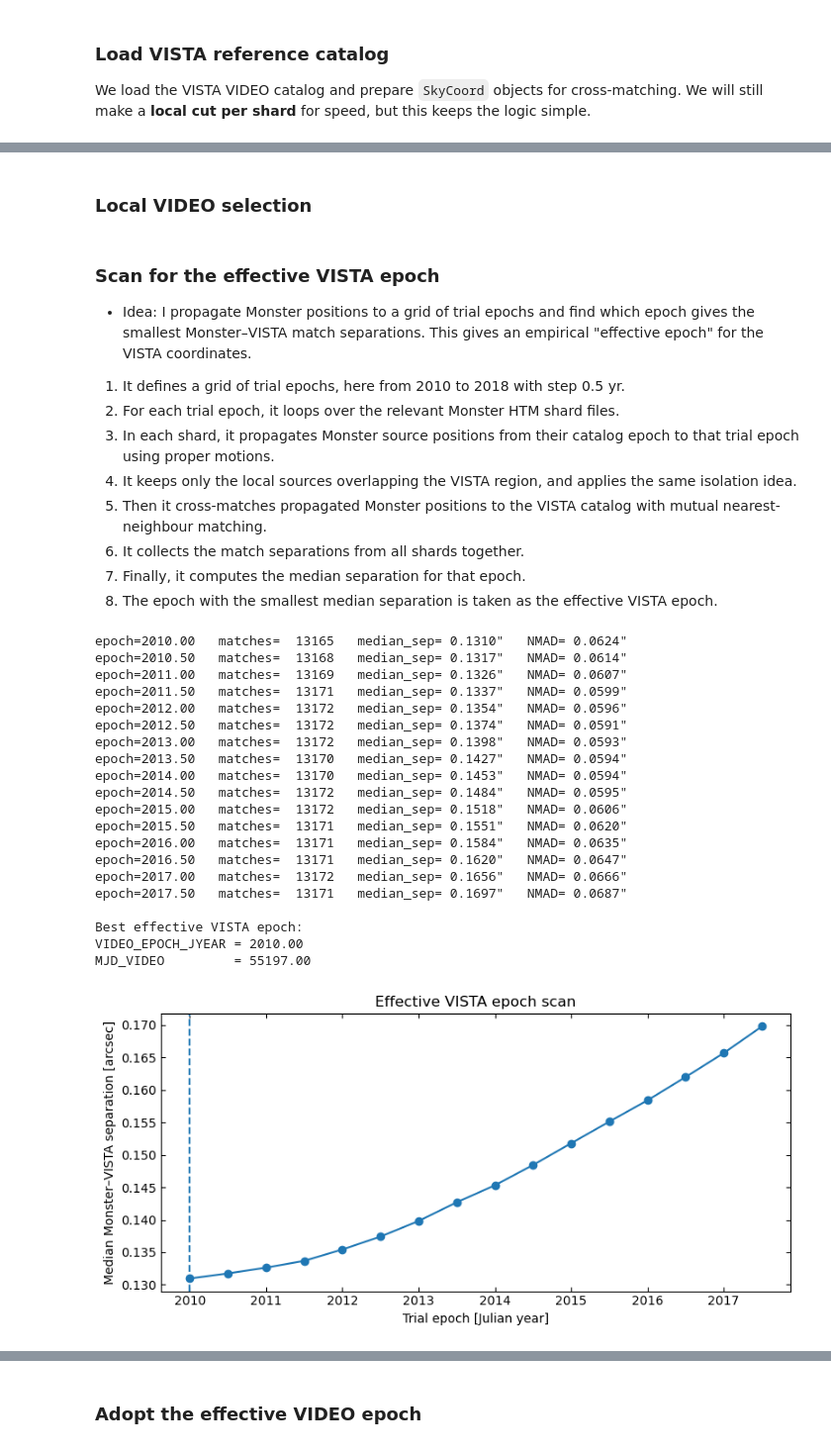
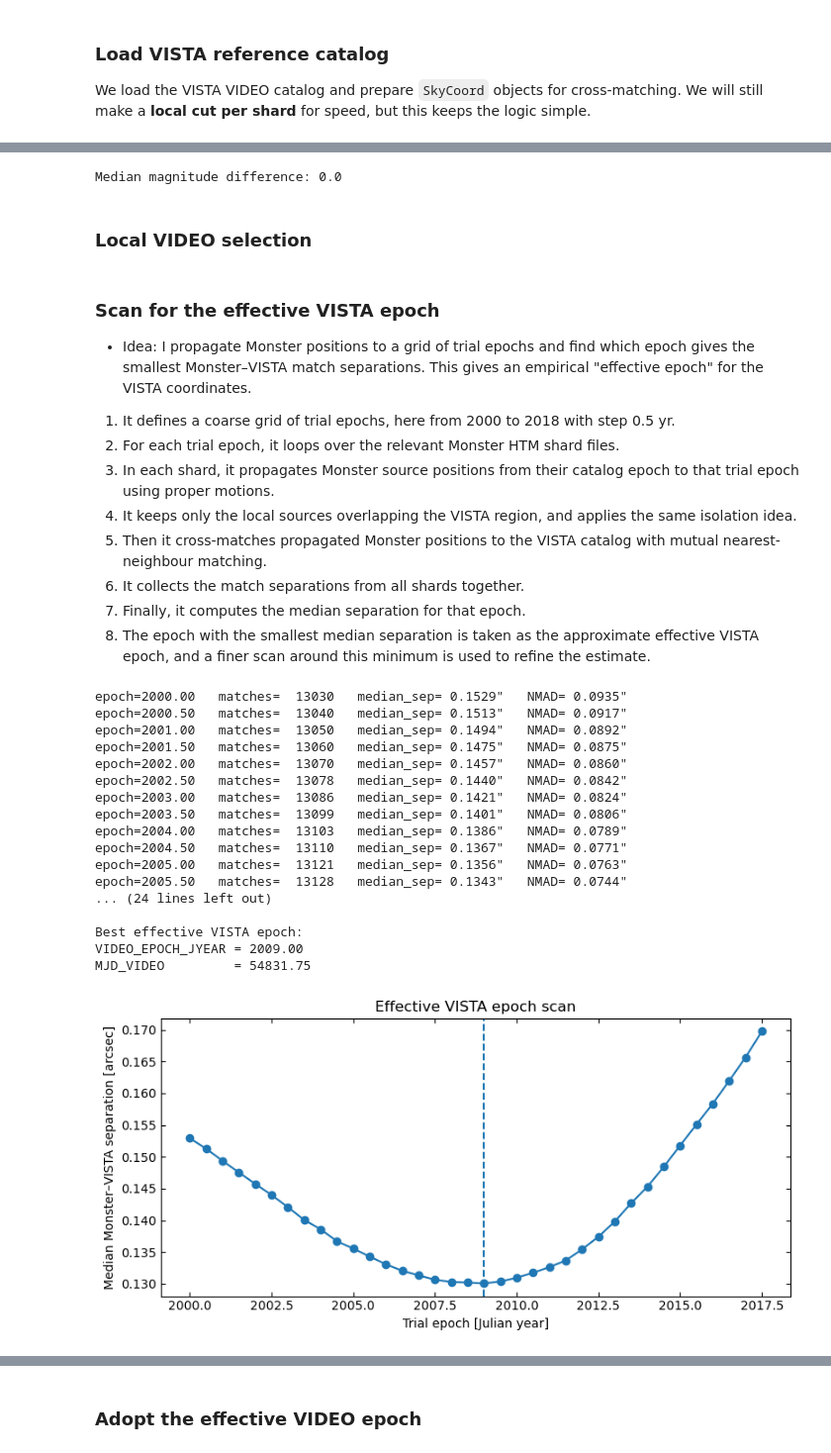
Before and after one commit to lsst-uk/lsst-ir-fusion, a Jupyter notebook: dmu2/dmu2_DP1/Monster_video_cdfs_match.ipynb, the cells around one changed output, grey strips where cells are left out. Shown at 99% size. Cells and saved outputs as stored; diff of their text form; code cells hidden in the pictures.

Commit message:
Convert VIDEO fluxes to nJy and update epoch handling

```diff
--- a/dmu2/dmu2_DP1/Monster_video_cdfs_match.ipynb
+++ b/dmu2/dmu2_DP1/Monster_video_cdfs_match.ipynb
@@ -101,4 +130,40 @@ print("VISTA rows:", len(vista))
 VISTA rows: 1138485
+# %%
+# Check that the conversion preserves the AB magnitude
+
+band = "J"
+
+# Convert one or more valid nJy values back to the original VIDEO scale
+flux_njy = np.asarray(
+    vista[f"{band}_FLUX_APER_3"],
+    dtype=float,
+)
+
+good = np.isfinite(flux_njy) & (flux_njy > 0)
+
+mag_from_njy = (
+    31.4
+    - 2.5 * np.log10(flux_njy[good])
+)
+
+flux_video = (
+    flux_njy[good]
+    / VIDEO_TO_NJY
+)
+
+mag_from_video = (
+    30.0
+    - 2.5 * np.log10(flux_video)
+)
+
+print(
+    "Median magnitude difference:",
+    np.median(
+        mag_from_njy - mag_from_video
+    ),
+)
+# %% [output]
+Median magnitude difference: 0.0
 # %% [markdown]
 ### Local VIDEO selection
 # %%
@@ -134,19 +199,19 @@ def local_vista_cut(
  I propagate Monster positions to a grid of trial epochs and find which epoch gives the smallest Monster–VISTA match separations.
  This gives an empirical "effective epoch" for the VISTA coordinates.
 
-1. It defines a grid of trial epochs, here from 2010 to 2018 with step 0.5 yr.
+1. It defines a coarse grid of trial epochs, here from 2000 to 2018 with step 0.5 yr.
 2. For each trial epoch, it loops over the relevant Monster HTM shard files.
 3. In each shard, it propagates Monster source positions from their catalog epoch to that trial epoch using proper motions.
 4. It keeps only the local sources overlapping the VISTA region, and applies the same isolation idea.
 5. Then it cross-matches propagated Monster positions to the VISTA catalog with mutual nearest-neighbour matching.
 6. It collects the match separations from all shards together.
 7. Finally, it computes the median separation for that epoch.
-8. The epoch with the smallest median separation is taken as the effective VISTA epoch.
+8. The epoch with the smallest median separation is taken as the approximate effective VISTA epoch, and a finer scan around this minimum is used to refine the estimate.
 # %%
 # ----------------------------
 # Settings for the epoch scan
 # ----------------------------
-epoch_grid = np.arange(2010.0, 2018.0, 0.5)     # adjust if you want broader/narrower
+epoch_grid = np.arange(2000.0, 2018.0, 0.5)     # adjust if you want broader/narrower
 scan_radius = 1.0 * u.arcsec                    # loose radius for scan
 scan_iso_sep = 1.0 * u.arcsec                   # same isolation idea as main notebook
 max_mon_per_shard = 5000                        # speed control
@@ -172,8 +237,7 @@ def monster_to_trial_epoch(mon_tbl, mjd_target):
     pmde = np.asarray(mon["pm_dec"], float)
     ep   = np.asarray(mon["epoch"], float)
 
-    mjd0 = float(np.nanmedian(ep))
-    dt = (mjd_target - mjd0) / 365.25
+    dt = (mjd_target - ep) / 365.25
 
     cosd = np.cos(dec0)
     good = np.abs(cosd) > 1e-12
@@ -265,49 +329,46 @@ for trial_epoch in epoch_grid:
 
 scan_summary = np.array(
     scan_summary,
     dtype=[("epoch", float), ("nmatch", int), ("median_sep", float), ("nmad_sep", float)]
 )
 
 # Best epoch = smallest median separation
 good = np.isfinite(scan_summary["median_sep"])
 best = scan_summary[good][np.argmin(scan_summary["median_sep"][good])]
 
 VIDEO_EPOCH_JYEAR = float(best["epoch"])
 MJD_VIDEO = Time(VIDEO_EPOCH_JYEAR, format="jyear").mjd
 
 print("\nBest effective VISTA epoch:")
 print(f"VIDEO_EPOCH_JYEAR = {VIDEO_EPOCH_JYEAR:.2f}")
 print(f"MJD_VIDEO         = {MJD_VIDEO:.2f}")
 
 # Optional plot
 plt.figure(figsize=(8, 4))
 plt.plot(scan_summary["epoch"], scan_summary["median_sep"], marker="o")
 plt.axvline(VIDEO_EPOCH_JYEAR, ls="--")
 plt.xlabel("Trial epoch [Julian year]")
 plt.ylabel("Median Monster–VISTA separation [arcsec]")
 plt.title("Effective VISTA epoch scan")
 plt.tick_params(direction="in", top=True, right=True)
 plt.tight_layout()
 plt.show()
 # %% [output]
-epoch=2010.00   matches=  13165   median_sep= 0.1310"   NMAD= 0.0624"
-epoch=2010.50   matches=  13168   median_sep= 0.1317"   NMAD= 0.0614"
-epoch=2011.00   matches=  13169   median_sep= 0.1326"   NMAD= 0.0607"
-epoch=2011.50   matches=  13171   median_sep= 0.1337"   NMAD= 0.0599"
-epoch=2012.00   matches=  13172   median_sep= 0.1354"   NMAD= 0.0596"
-epoch=2012.50   matches=  13172   median_sep= 0.1374"   NMAD= 0.0591"
-epoch=2013.00   matches=  13172   median_sep= 0.1398"   NMAD= 0.0593"
-epoch=2013.50   matches=  13170   median_sep= 0.1427"   NMAD= 0.0594"
-epoch=2014.00   matches=  13170   median_sep= 0.1453"   NMAD= 0.0594"
-epoch=2014.50   matches=  13172   median_sep= 0.1484"   NMAD= 0.0595"
-epoch=2015.00   matches=  13172   median_sep= 0.1518"   NMAD= 0.0606"
-epoch=2015.50   matches=  13171   median_sep= 0.1551"   NMAD= 0.0620"
-epoch=2016.00   matches=  13171   median_sep= 0.1584"   NMAD= 0.0635"
-epoch=2016.50   matches=  13171   median_sep= 0.1620"   NMAD= 0.0647"
-epoch=2017.00   matches=  13172   median_sep= 0.1656"   NMAD= 0.0666"
-epoch=2017.50   matches=  13171   median_sep= 0.1697"   NMAD= 0.0687"
+epoch=2000.00   matches=  13030   median_sep= 0.1529"   NMAD= 0.0935"
+epoch=2000.50   matches=  13040   median_sep= 0.1513"   NMAD= 0.0917"
+epoch=2001.00   matches=  13050   median_sep= 0.1494"   NMAD= 0.0892"
+epoch=2001.50   matches=  13060   median_sep= 0.1475"   NMAD= 0.0875"
+epoch=2002.00   matches=  13070   median_sep= 0.1457"   NMAD= 0.0860"
+epoch=2002.50   matches=  13078   median_sep= 0.1440"   NMAD= 0.0842"
+epoch=2003.00   matches=  13086   median_sep= 0.1421"   NMAD= 0.0824"
+epoch=2003.50   matches=  13099   median_sep= 0.1401"   NMAD= 0.0806"
+epoch=2004.00   matches=  13103   median_sep= 0.1386"   NMAD= 0.0789"
+epoch=2004.50   matches=  13110   median_sep= 0.1367"   NMAD= 0.0771"
+epoch=2005.00   matches=  13121   median_sep= 0.1356"   NMAD= 0.0763"
+epoch=2005.50   matches=  13128   median_sep= 0.1343"   NMAD= 0.0744"
+... (24 lines left out)
 
 Best effective VISTA epoch:
-VIDEO_EPOCH_JYEAR = 2010.00
-MJD_VIDEO         = 55197.00
+VIDEO_EPOCH_JYEAR = 2009.00
+MJD_VIDEO         = 54831.75
-[figure, old version]
+[figure, new version]
```
Also changed, not shown: parts of 11 cells of this notebook.
